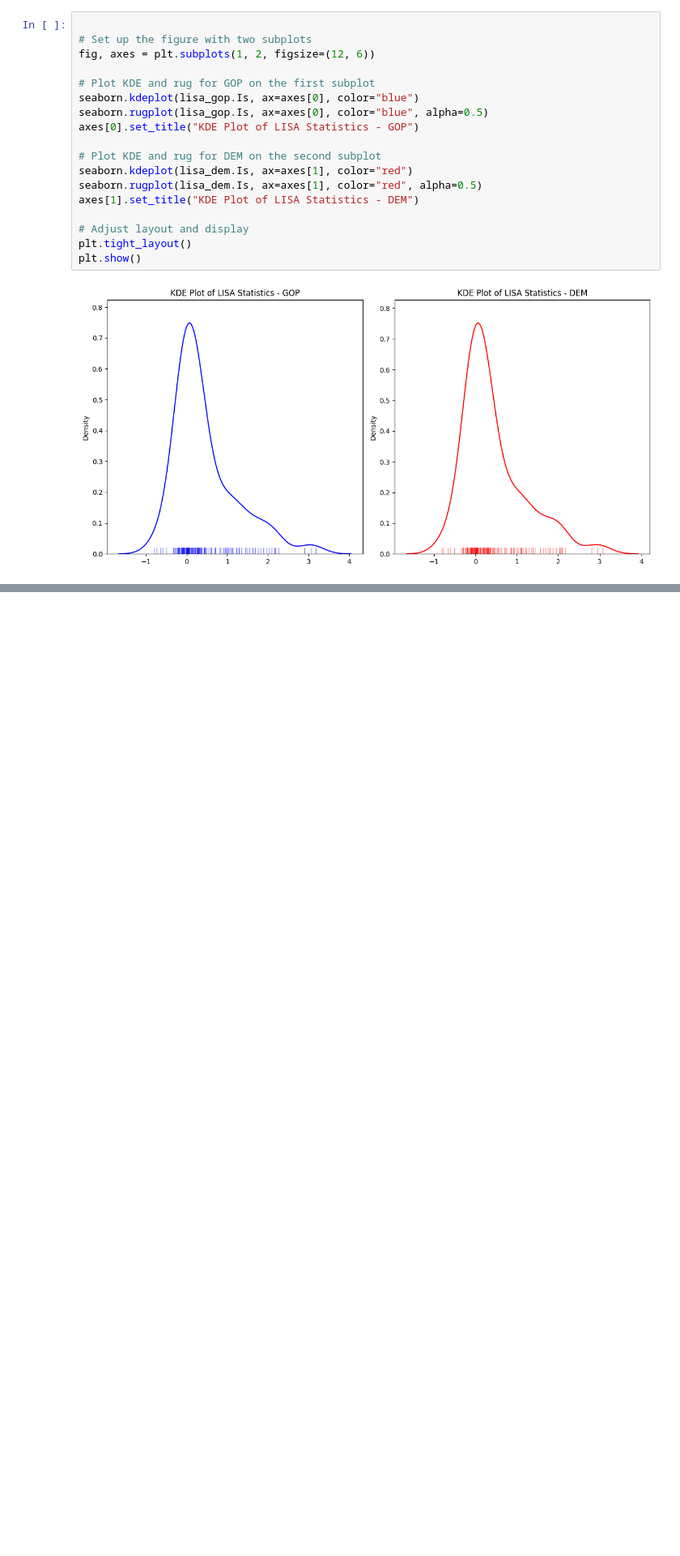
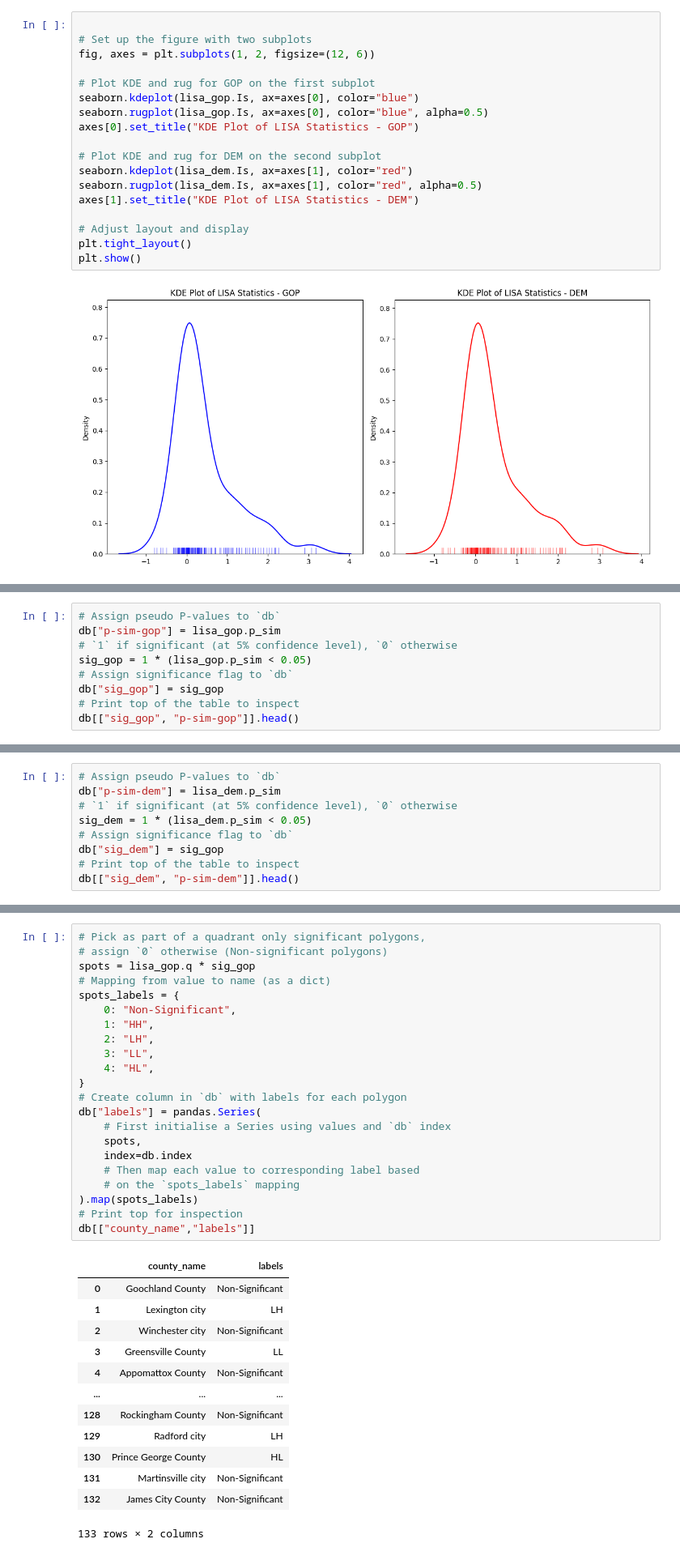
Before and after one commit to leogismap/Local_spatial_autocorrelation_2024_presidential_election_virginia, a Jupyter notebook: Local_Spatial_Autocorrelation.ipynb, the cells around one changed output, grey strips where cells are left out. Shown at 81% size. Saved outputs shown, nothing was run; the diff lists cells and outputs as text; blank space fills up the shorter version.

```diff
--- a/Local_Spatial_Autocorrelation.ipynb
+++ b/Local_Spatial_Autocorrelation.ipynb
@@ -365,0 +432,9 @@ plt.show()
+# %%
+# Assign pseudo P-values to `db`
+db["p-sim-gop"] = lisa_gop.p_sim
+# `1` if significant (at 5% confidence level), `0` otherwise
+sig_gop = 1 * (lisa_gop.p_sim < 0.05)
+# Assign significance flag to `db`
+db["sig_gop"] = sig_gop
+# Print top of the table to inspect
+db[["sig_gop", "p-sim-gop"]].head()
@@ -365,0 +448,9 @@ plt.show()
+# %%
+# Assign pseudo P-values to `db`
+db["p-sim-dem"] = lisa_dem.p_sim
+# `1` if significant (at 5% confidence level), `0` otherwise
+sig_dem = 1 * (lisa_dem.p_sim < 0.05)
+# Assign significance flag to `db`
+db["sig_dem"] = sig_gop
+# Print top of the table to inspect
+db[["sig_dem", "p-sim-dem"]].head()
@@ -365,0 +464,36 @@ plt.show()
+# %%
+# Pick as part of a quadrant only significant polygons,
+# assign `0` otherwise (Non-significant polygons)
+spots = lisa_gop.q * sig_gop
+# Mapping from value to name (as a dict)
+spots_labels = {
+    0: "Non-Significant",
+    1: "HH",
+    2: "LH",
+    3: "LL",
+    4: "HL",
+}
+# Create column in `db` with labels for each polygon
+db["labels"] = pandas.Series(
+    # First initialise a Series using values and `db` index
+    spots,
+    index=db.index
+    # Then map each value to corresponding label based
+    # on the `spots_labels` mapping
+).map(spots_labels)
+# Print top for inspection
+db[["county_name","labels"]]
+# %% [output]
+|  | county_name | labels |
+| 0 | Goochland County | Non-Significant |
+| 1 | Lexington city | LH |
+| 2 | Winchester city | Non-Significant |
+| 3 | Greensville County | LL |
+| 4 | Appomattox County | Non-Significant |
+| ... | ... | ... |
+| 128 | Rockingham County | Non-Significant |
+| 129 | Radford city | LH |
+| 130 | Prince George County | HL |
+| 131 | Martinsville city | Non-Significant |
+| 132 | James City County | Non-Significant |
+133 rows × 2 columns
```
Also changed, not shown: parts of 19 cells of this notebook.
